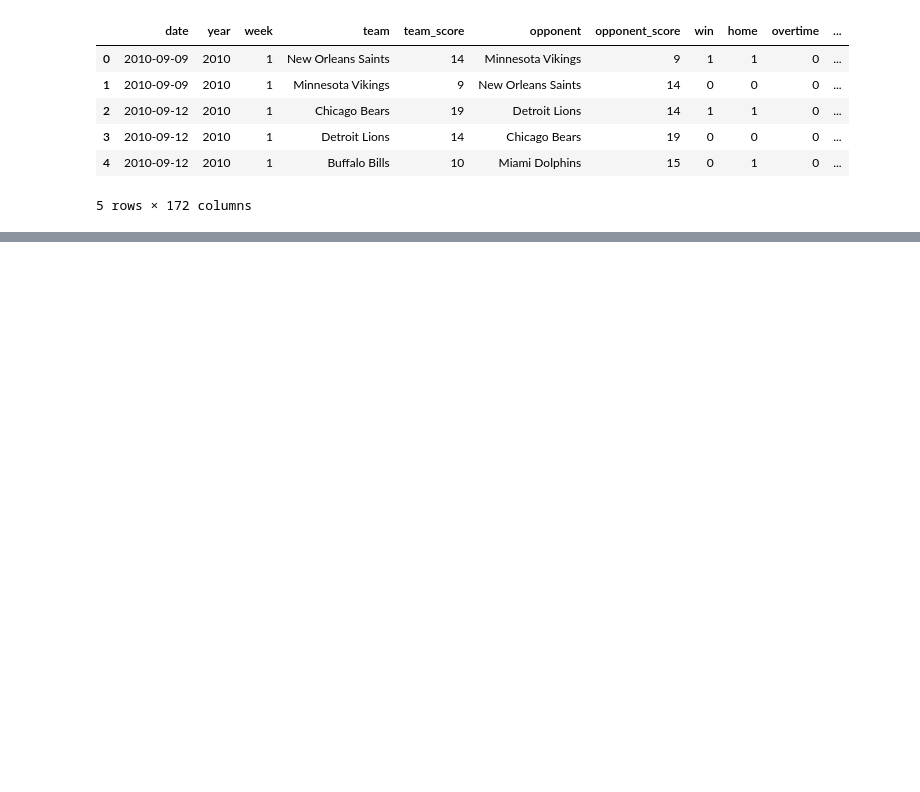
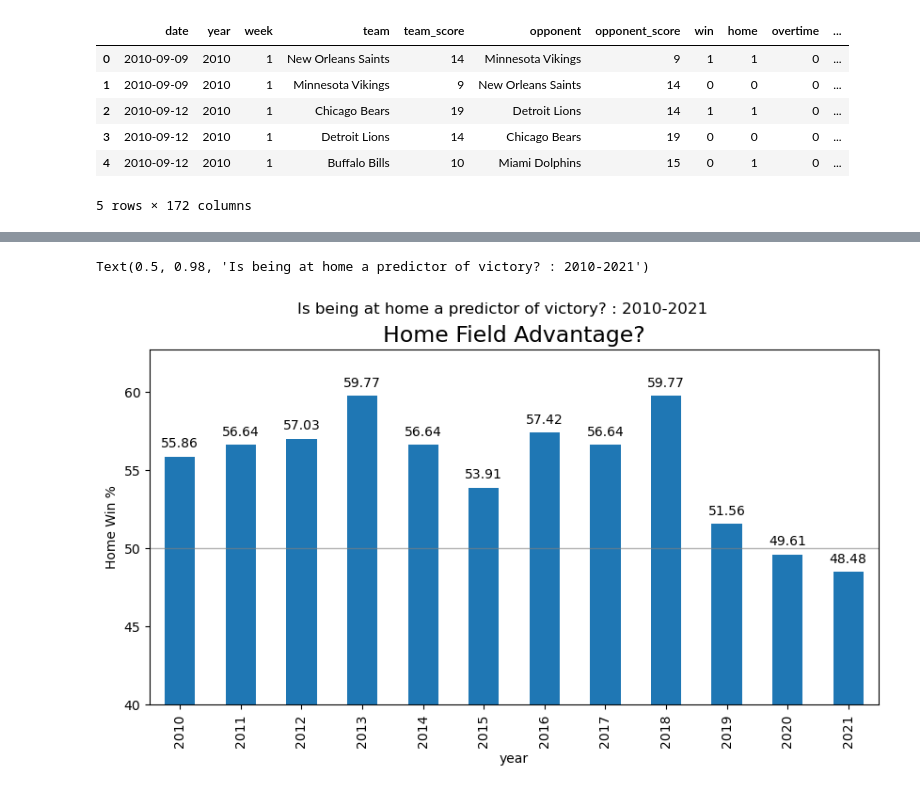
Before and after one commit to bladnman/footballing, a Jupyter notebook: src/dev/viz_tests.ipynb, the cells around one changed output, grey strips where cells are left out. Saved outputs shown, nothing was run; the diff lists cells and outputs as text; code cells hidden in the pictures; blank space fills up the shorter version.

```diff
--- a/src/dev/viz_tests.ipynb
+++ b/src/dev/viz_tests.ipynb
@@ -168,0 +176,25 @@ print(f'{np.asarray(week_percs).mean() - 50:.2f}% return on season-long across t
+# %%
+nfl_df = nfld.data_by_game()
+samp_df = nfl_df[['year', 'win']]
+win_perc_year_df = samp_df.groupby('year').sum() / samp_df.groupby('year').count() * 100
+win_perc_year_df
+
+fig, ax = plt.subplots(figsize=(10,5),dpi=100)
+win_perc_year_df.plot(kind='bar', ax=ax, legend=None)
+
+for p in ax.patches:
+  ax.annotate(np.round(p.get_height(),decimals=2),
+              (p.get_x()+p.get_width()/2., p.get_height()),
+              ha='center',
+              va='center',
+              xytext=(0, 10),
+              textcoords='offset points')
+
+plt.axhline(y=50, color='gray', linestyle='-', lw=1, alpha=0.6)
+plt.ylim(bottom=40)
+plt.ylabel('Home Win %');
+plt.title('Home Field Advantage?', fontsize=17)
+plt.suptitle('Is being at home a predictor of victory? : 2010-2021')
+# %% [output]
+Text(0.5, 0.98, 'Is being at home a predictor of victory? : 2010-2021')
+[figure, added]
```
Also changed, not shown: parts of 5 cells of this notebook, 7 other files.
